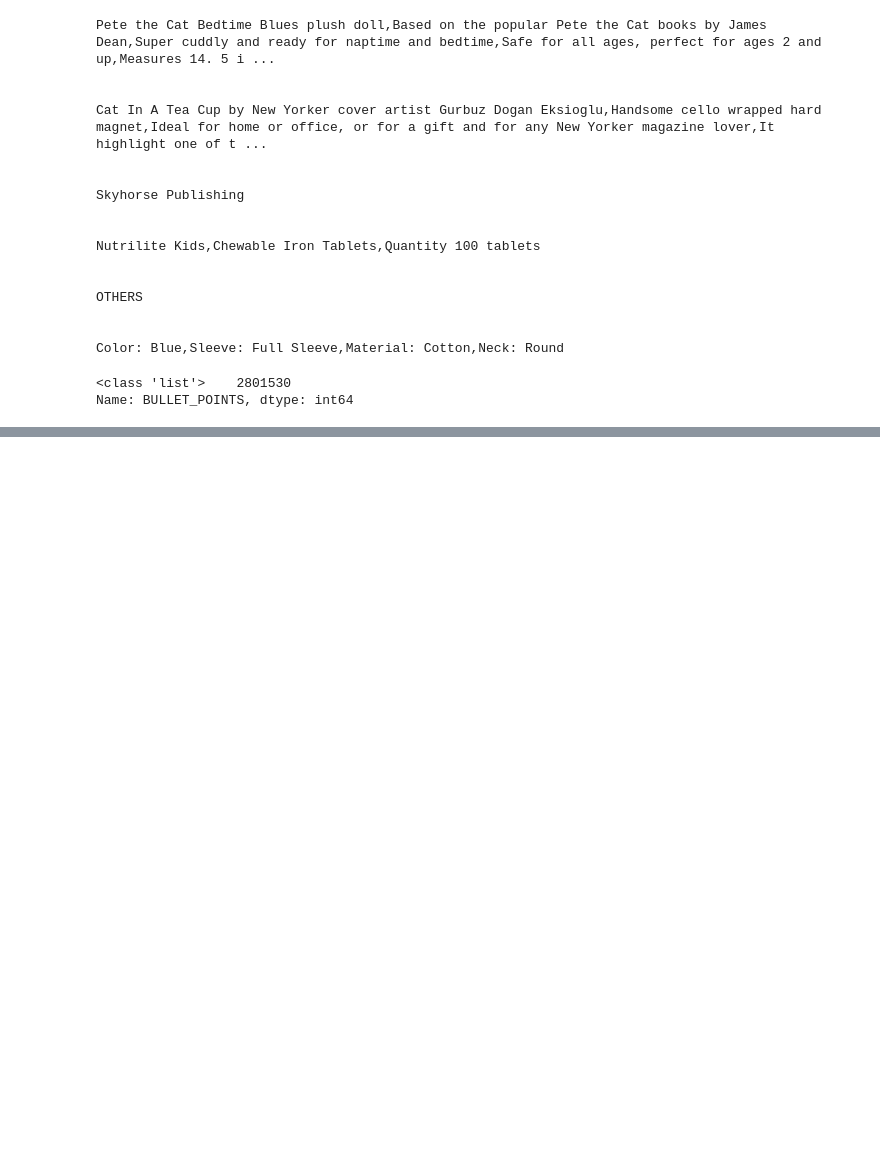
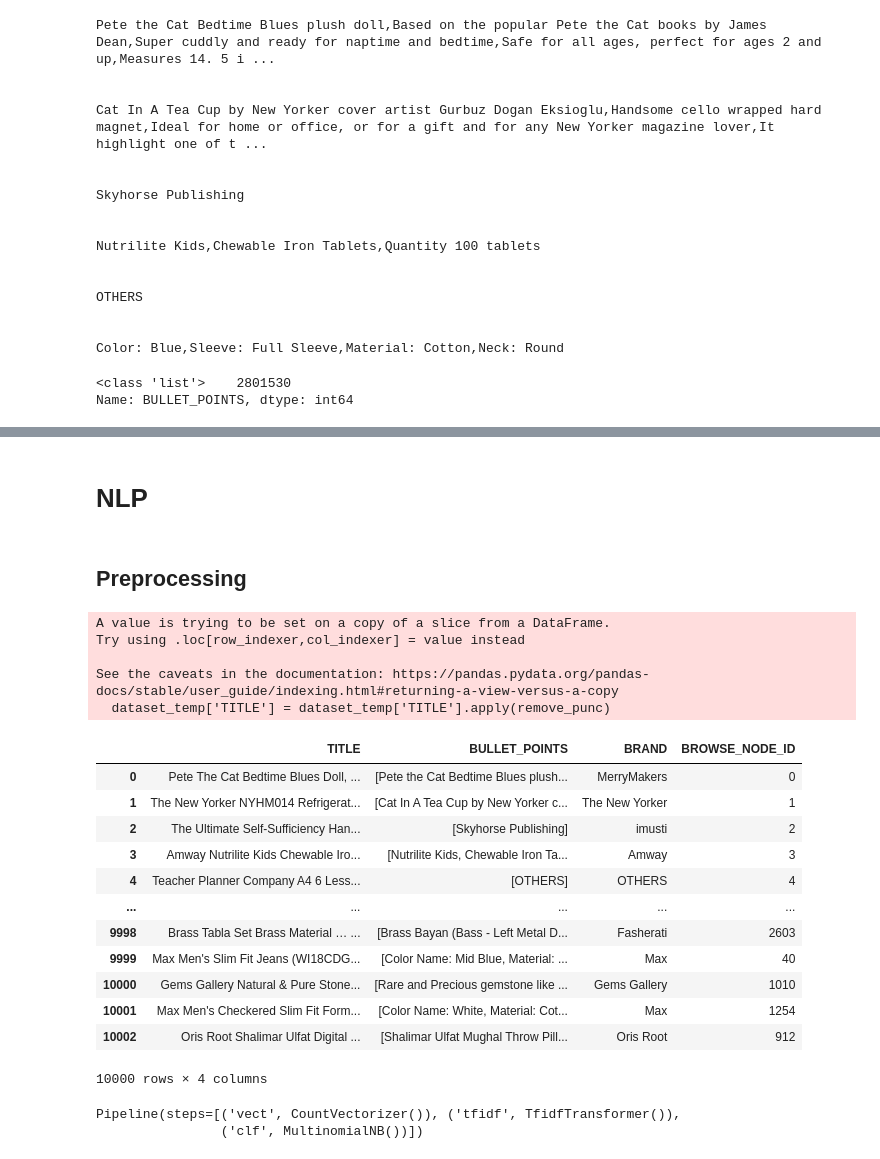
Before and after one commit to AyushBajpayee/Product-Browse-Node-Classfication, a Jupyter notebook: v1_train.ipynb, the cells around one changed output, grey strips where cells are left out. Drawn from its saved outputs; the diff is of its cells as text; code cells hidden in the pictures; blank space fills up the shorter version.

```diff
--- a/v1_train.ipynb
+++ b/v1_train.ipynb
@@ -279,0 +318,42 @@ Name: BULLET_POINTS, dtype: int64
+# %%
+#Loading
+dataset = joblib.load('V1')
+# %%
+dataset_original = dataset.copy()
+dataset_temp = dataset.iloc[:10000,:].copy()
+# %% [markdown]
+# **NLP**
+# %% [markdown]
+## Preprocessing
+# %%
+# Tokenize
+dataset_temp['TITLE'] = dataset_temp['TITLE'].apply(word_tokenize)
+# %%
+def remove_punc(x):
+    x = [''.join(c for c in s if c not in string.punctuation) for s in x]
+    x = [s for s in x if s]
+    return x
+
+dataset_temp['TITLE'] = dataset_temp['TITLE'].apply(remove_punc)
+# %% [output]
+A value is trying to be set on a copy of a slice from a DataFrame.
+Try using .loc[row_indexer,col_indexer] = value instead
+
+See the caveats in the documentation: https://pandas.pydata.org/pandas-docs/stable/user_guide/indexing.html#returning-a-view-versus-a-copy
+  dataset_temp['TITLE'] = dataset_temp['TITLE'].apply(remove_punc)
+# %%
+dataset_temp
+# %% [output]
+|  | TITLE | BULLET_POINTS | BRAND | BROWSE_NODE_ID |
+| 0 | Pete The Cat Bedtime Blues Doll, ... | [Pete the Cat Bedtime Blues plush... | MerryMakers | 0 |
+| 1 | The New Yorker NYHM014 Refrigerat... | [Cat In A Tea Cup by New Yorker c... | The New Yorker | 1 |
+| 2 | The Ultimate Self-Sufficiency Han... | [Skyhorse Publishing] | imusti | 2 |
+| 3 | Amway Nutrilite Kids Chewable Iro... | [Nutrilite Kids, Chewable Iron Ta... | Amway | 3 |
+| 4 | Teacher Planner Company A4 6 Less... | [OTHERS] | OTHERS | 4 |
+| ... | ... | ... | ... | ... |
+| 9998 | Brass Tabla Set Brass Material … ... | [Brass Bayan (Bass - Left Metal D... | Fasherati | 2603 |
+| 9999 | Max Men's Slim Fit Jeans (WI18CDG... | [Color Name: Mid Blue, Material: ... | Max | 40 |
+| 10000 | Gems Gallery Natural & Pure Stone... | [Rare and Precious gemstone like ... | Gems Gallery | 1010 |
+| 10001 | Max Men's Checkered Slim Fit Form... | [Color Name: White, Material: Cot... | Max | 1254 |
+| 10002 | Oris Root Shalimar Ulfat Digital ... | [Shalimar Ulfat Mughal Throw Pill... | Oris Root | 912 |
+10000 rows × 4 columns
@@ -279,0 +365,13 @@ Name: BULLET_POINTS, dtype: int64
+# %%
+from sklearn.naive_bayes import MultinomialNB
+from sklearn.pipeline import Pipeline
+from sklearn.feature_extraction.text import TfidfTransformer
+
+nb = Pipeline([('vect', CountVectorizer()),
+               ('tfidf', TfidfTransformer()),
+               ('clf', MultinomialNB()),
+              ])
+nb.fit(X_train, y_train)
+# %% [output]
+Pipeline(steps=[('vect', CountVectorizer()), ('tfidf', TfidfTransformer()),
+                ('clf', MultinomialNB())])
```
Also changed, not shown: parts of 12 cells of this notebook.
